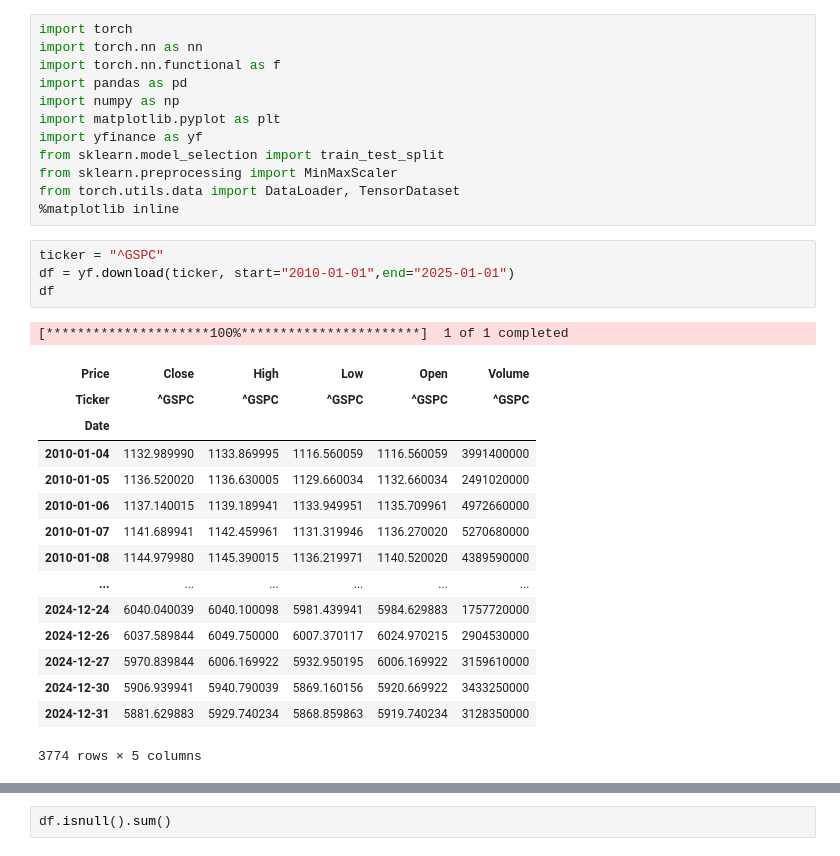
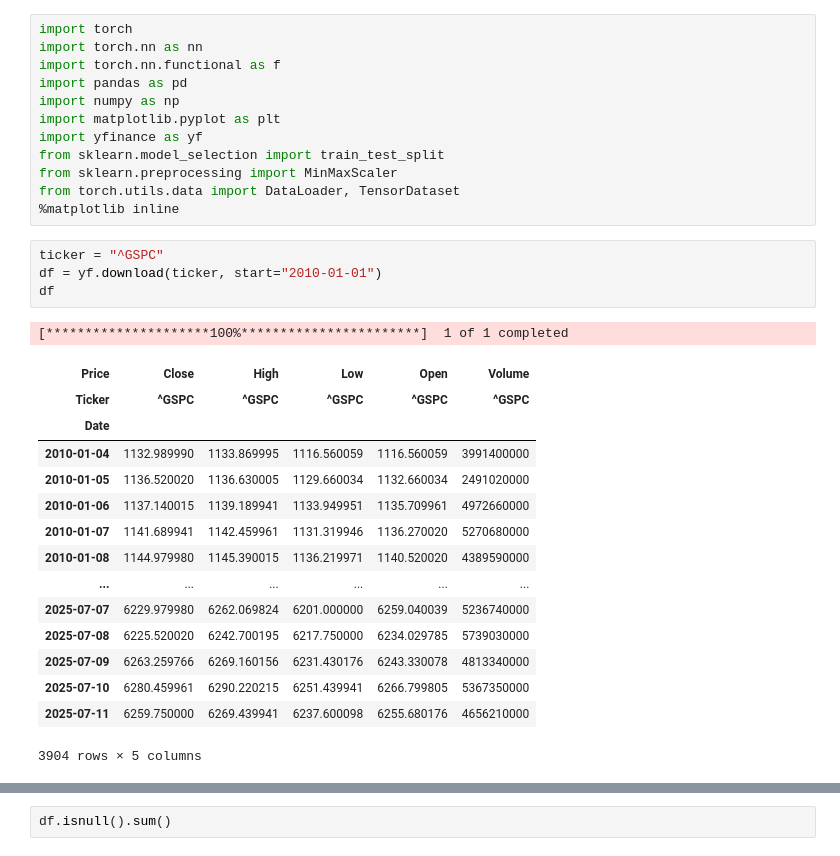
Before and after one commit to Rustydinoco/ML_Learning, a Jupyter notebook: LSTM_S$P_500_Prediction.ipynb, the cells around one changed output, grey strips where cells are left out. Saved outputs shown, nothing was run; the diff lists cells and outputs as text.

```diff
--- a/LSTM_S$P_500_Prediction.ipynb
+++ b/LSTM_S$P_500_Prediction.ipynb
@@ -14,25 +14,25 @@ from torch.utils.data import DataLoader, TensorDataset
 %matplotlib inline
 # %%
 ticker = "^GSPC"
-df = yf.download(ticker, start="2010-01-01",end="2025-01-01")
+df = yf.download(ticker, start="2010-01-01")
 df
 # %% [output]
 [*********************100%***********************]  1 of 1 completed
 | Price | Close | High | Low | Open | Volume |
 | Ticker | ^GSPC | ^GSPC | ^GSPC | ^GSPC | ^GSPC |
 | Date |  |  |  |  |  |
 | 2010-01-04 | 1132.989990 | 1133.869995 | 1116.560059 | 1116.560059 | 3991400000 |
 | 2010-01-05 | 1136.520020 | 1136.630005 | 1129.660034 | 1132.660034 | 2491020000 |
 | 2010-01-06 | 1137.140015 | 1139.189941 | 1133.949951 | 1135.709961 | 4972660000 |
 | 2010-01-07 | 1141.689941 | 1142.459961 | 1131.319946 | 1136.270020 | 5270680000 |
 | 2010-01-08 | 1144.979980 | 1145.390015 | 1136.219971 | 1140.520020 | 4389590000 |
 | ... | ... | ... | ... | ... | ... |
-| 2024-12-24 | 6040.040039 | 6040.100098 | 5981.439941 | 5984.629883 | 1757720000 |
-| 2024-12-26 | 6037.589844 | 6049.750000 | 6007.370117 | 6024.970215 | 2904530000 |
-| 2024-12-27 | 5970.839844 | 6006.169922 | 5932.950195 | 6006.169922 | 3159610000 |
-| 2024-12-30 | 5906.939941 | 5940.790039 | 5869.160156 | 5920.669922 | 3433250000 |
-| 2024-12-31 | 5881.629883 | 5929.740234 | 5868.859863 | 5919.740234 | 3128350000 |
+| 2025-07-07 | 6229.979980 | 6262.069824 | 6201.000000 | 6259.040039 | 5236740000 |
+| 2025-07-08 | 6225.520020 | 6242.700195 | 6217.750000 | 6234.029785 | 5739030000 |
+| 2025-07-09 | 6263.259766 | 6269.160156 | 6231.430176 | 6243.330078 | 4813340000 |
+| 2025-07-10 | 6280.459961 | 6290.220215 | 6251.439941 | 6266.799805 | 5367350000 |
+| 2025-07-11 | 6259.750000 | 6269.439941 | 6237.600098 | 6255.680176 | 4656210000 |
-3774 rows × 5 columns
+3904 rows × 5 columns
 # %%
 close_price = df["Close"]
 
```
Also changed, not shown: parts of 11 cells of this notebook.
